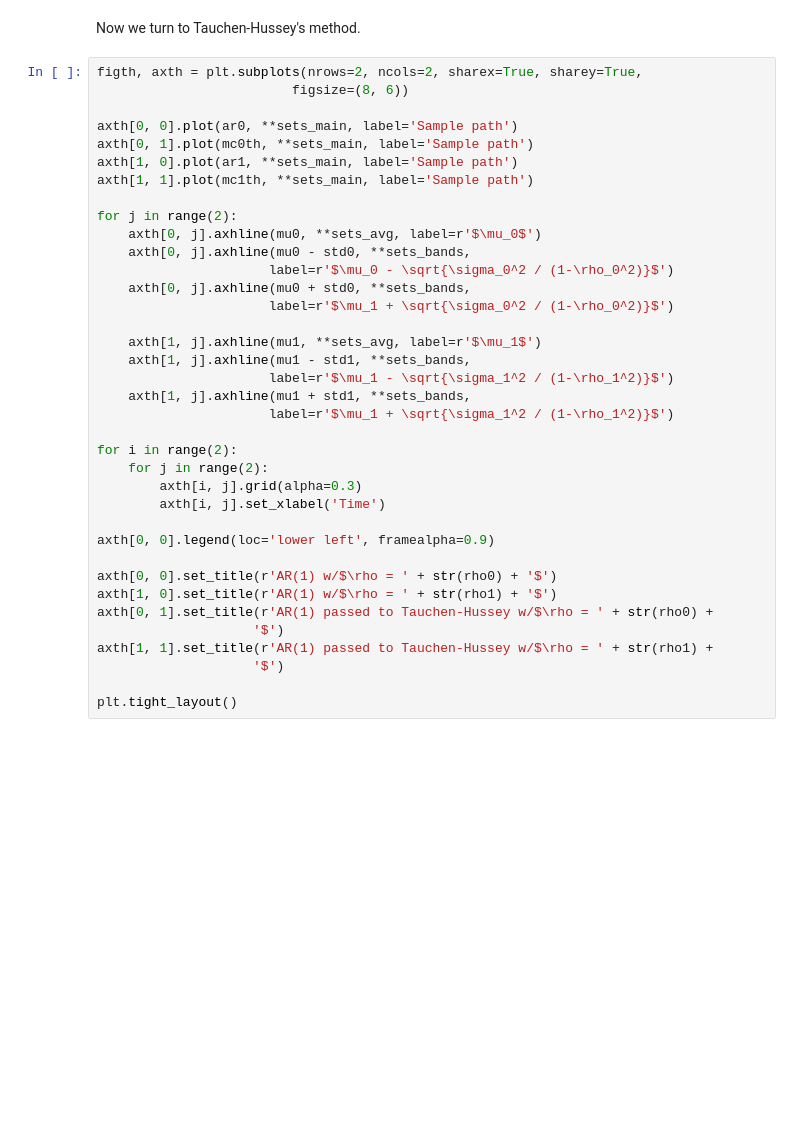
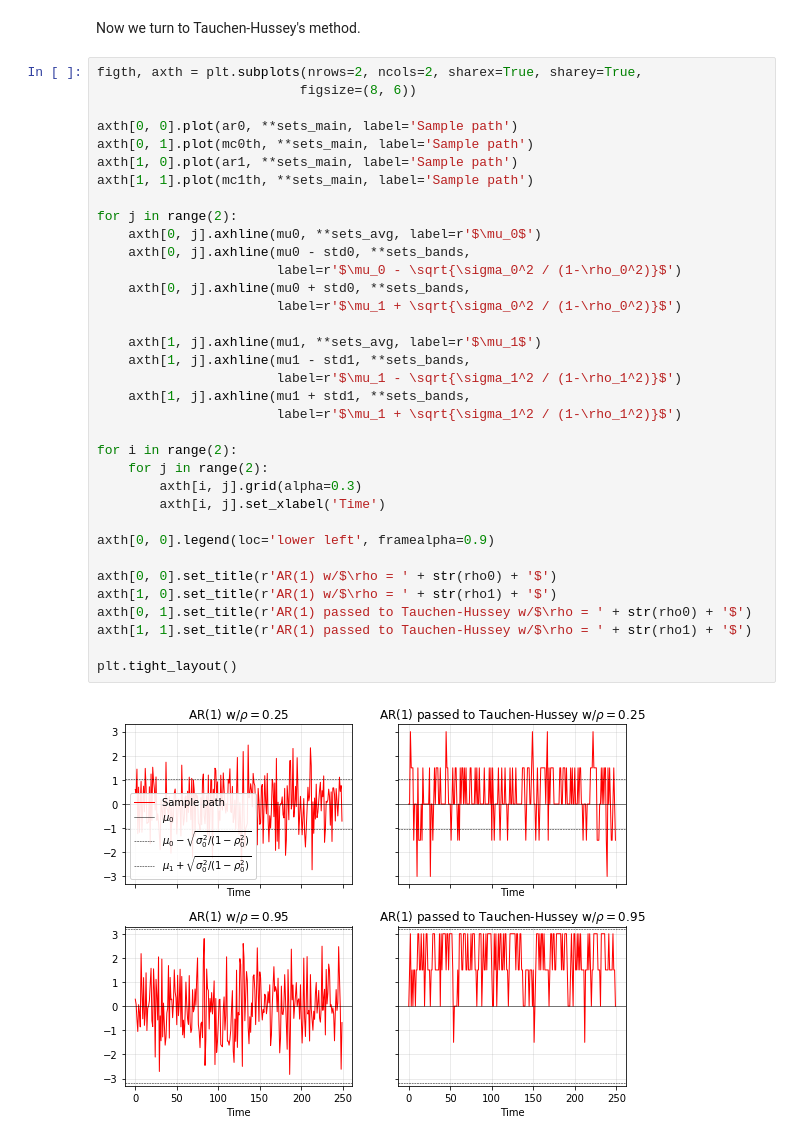
Before and after one commit to AndreaPasqualini/numerical_methods_macroeconomics, a Jupyter notebook: code_examples/discretizing_ar1_processes.ipynb, the cells around one changed output. Cells and saved outputs as stored; diff of their text form; blank space fills up the shorter version.

```diff
--- a/code_examples/discretizing_ar1_processes.ipynb
+++ b/code_examples/discretizing_ar1_processes.ipynb
@@ -326,38 +325,38 @@ NameError: name 'std0' is not defined
 Now we turn to Tauchen-Hussey's method.
 # %%
 figth, axth = plt.subplots(nrows=2, ncols=2, sharex=True, sharey=True,
-                         figsize=(8, 6))
+                          figsize=(8, 6))
 
 axth[0, 0].plot(ar0, **sets_main, label='Sample path')
 axth[0, 1].plot(mc0th, **sets_main, label='Sample path')
 axth[1, 0].plot(ar1, **sets_main, label='Sample path')
 axth[1, 1].plot(mc1th, **sets_main, label='Sample path')
 
 for j in range(2):
     axth[0, j].axhline(mu0, **sets_avg, label=r'$\mu_0$')
     axth[0, j].axhline(mu0 - std0, **sets_bands,
-                      label=r'$\mu_0 - \sqrt{\sigma_0^2 / (1-\rho_0^2)}$')
+                       label=r'$\mu_0 - \sqrt{\sigma_0^2 / (1-\rho_0^2)}$')
     axth[0, j].axhline(mu0 + std0, **sets_bands,
-                      label=r'$\mu_1 + \sqrt{\sigma_0^2 / (1-\rho_0^2)}$')
+                       label=r'$\mu_1 + \sqrt{\sigma_0^2 / (1-\rho_0^2)}$')
 
     axth[1, j].axhline(mu1, **sets_avg, label=r'$\mu_1$')
     axth[1, j].axhline(mu1 - std1, **sets_bands,
-                      label=r'$\mu_1 - \sqrt{\sigma_1^2 / (1-\rho_1^2)}$')
+                       label=r'$\mu_1 - \sqrt{\sigma_1^2 / (1-\rho_1^2)}$')
     axth[1, j].axhline(mu1 + std1, **sets_bands,
-                      label=r'$\mu_1 + \sqrt{\sigma_1^2 / (1-\rho_1^2)}$')
+                       label=r'$\mu_1 + \sqrt{\sigma_1^2 / (1-\rho_1^2)}$')
 
 for i in range(2):
     for j in range(2):
         axth[i, j].grid(alpha=0.3)
         axth[i, j].set_xlabel('Time')
 
 axth[0, 0].legend(loc='lower left', framealpha=0.9)
 
 axth[0, 0].set_title(r'AR(1) w/$\rho = ' + str(rho0) + '$')
 axth[1, 0].set_title(r'AR(1) w/$\rho = ' + str(rho1) + '$')
-axth[0, 1].set_title(r'AR(1) passed to Tauchen-Hussey w/$\rho = ' + str(rho0) +
-                    '$')
-axth[1, 1].set_title(r'AR(1) passed to Tauchen-Hussey w/$\rho = ' + str(rho1) +
-                    '$')
+axth[0, 1].set_title(r'AR(1) passed to Tauchen-Hussey w/$\rho = ' + str(rho0) + '$')
+axth[1, 1].set_title(r'AR(1) passed to Tauchen-Hussey w/$\rho = ' + str(rho1) + '$')
 
 plt.tight_layout()
+# %% [output]
+[figure, added]
```
Also changed, not shown: parts of 1 cell of this notebook.
